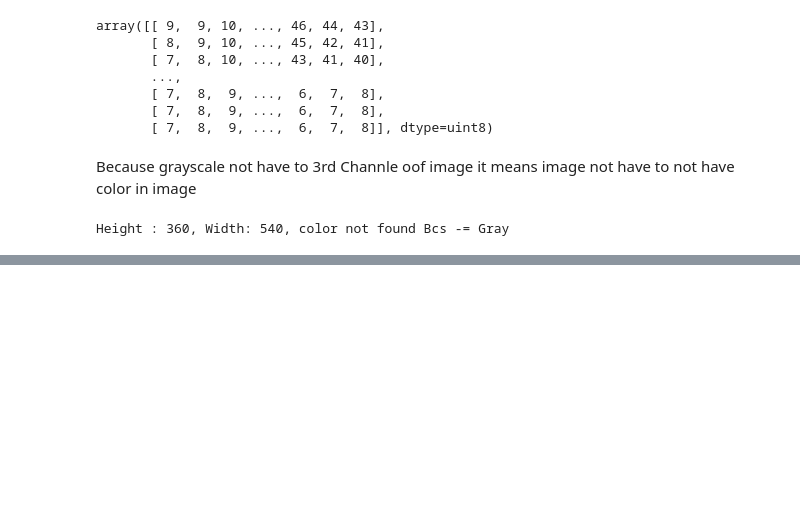
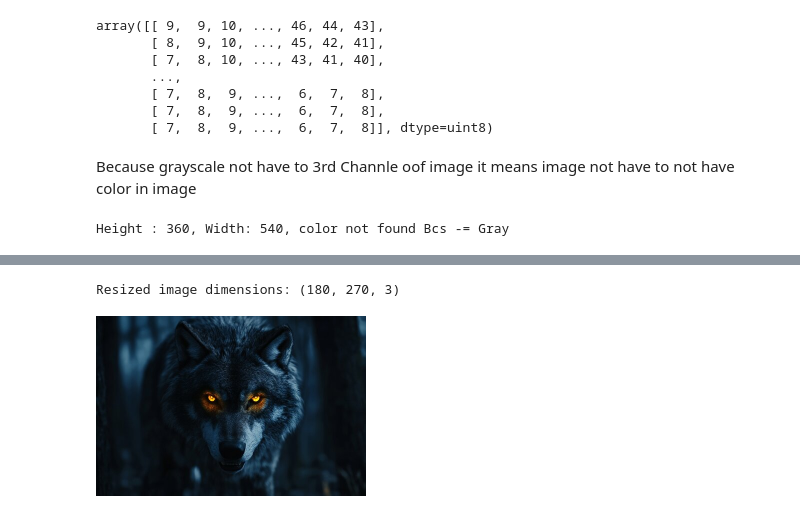
Before and after one commit to vaibhavjaybhaye09/AI_ML, a Jupyter notebook: OpenCv/OpenCv.ipynb, the cells around one changed output, grey strips where cells are left out. Saved outputs shown, nothing was run; the diff lists cells and outputs as text; code cells hidden in the pictures; blank space fills up the shorter version.

```diff
--- a/OpenCv/OpenCv.ipynb
+++ b/OpenCv/OpenCv.ipynb
@@ -45,0 +73,16 @@ Height : 360, Width: 540, color not found Bcs -= Gray
+# %%
+import cv2
+from google.colab.patches import cv2_imshow
+
+# Step 1: Read image
+image = cv2.imread('/content/exa.jpg')
+
+# Step 2: Check image
+if image is not None:
+    print("Image loaded successfully")
+
+    # Step 3: Display image (Colab-safe)
+    cv2_imshow(image)
+
+else:
+    print("Image not loaded")
@@ -45,0 +113,3 @@ Height : 360, Width: 540, color not found Bcs -= Gray
+# %%
+gray = cv2.cvtColor(image, cv2.COLOR_BGR2GRAY)
+gray
@@ -45,0 +131,3 @@ Height : 360, Width: 540, color not found Bcs -= Gray
+# %%
+h, w= gray.shape
+print(f"Height : {h}, Width: {w}, color not found Bcs -= Gray ")
@@ -45,0 +144,11 @@ Height : 360, Width: 540, color not found Bcs -= Gray
+# %%
+import cv2
+from google.colab.patches import cv2_imshow
+
+# Resizing the image to half its original size
+resized_image = cv2.resize(image, (int(w/2), int(h/2)))
+print(f"Resized image dimensions: {resized_image.shape}")
+cv2_imshow(resized_image)
+# %% [output]
+Resized image dimensions: (180, 270, 3)
+[figure, added]
```
Also changed, not shown: parts of 28 cells of this notebook.
